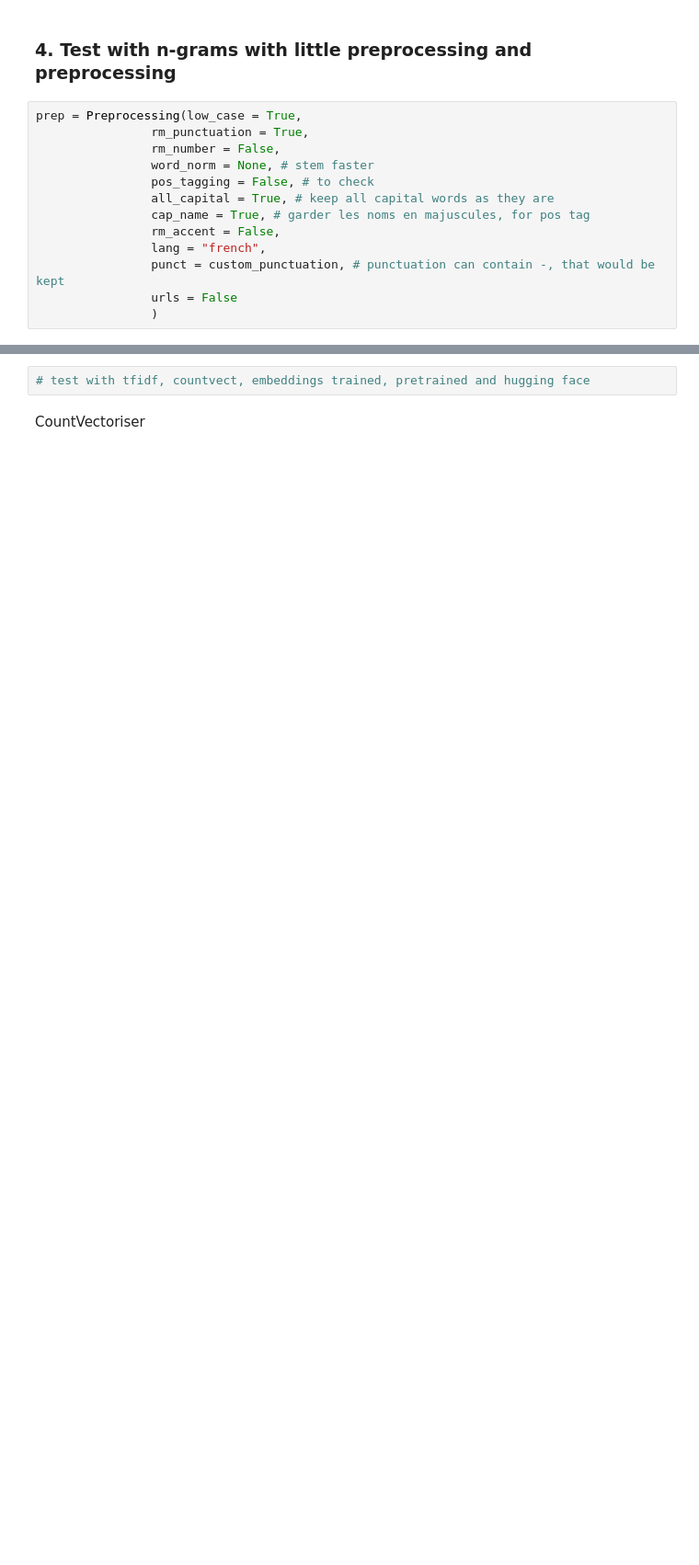
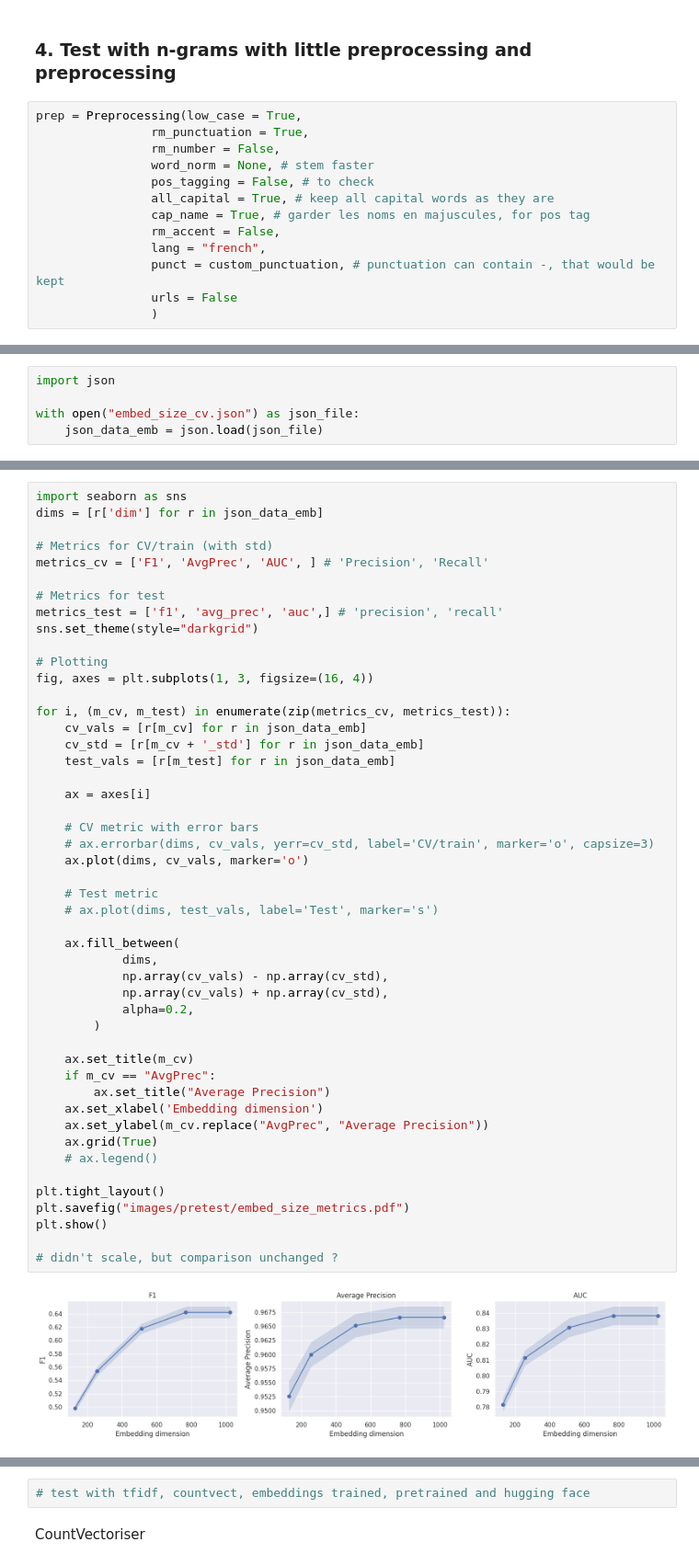
Before and after one commit to alan-man/tal-projet, a Jupyter notebook: pre_test.ipynb, the cells around one changed output, grey strips where cells are left out. Shown at 92% size. Cells and saved outputs as stored; diff of their text form; blank space fills up the shorter version.

```diff
--- a/pre_test.ipynb
+++ b/pre_test.ipynb
@@ -1100,0 +1589,5 @@ n-gram range: (3, 3)
+# %%
+import json
+
+with open("embed_size_cv.json") as json_file:
+    json_data_emb = json.load(json_file)
@@ -1100,0 +1598,50 @@ n-gram range: (3, 3)
+# %%
+import seaborn as sns
+dims = [r['dim'] for r in json_data_emb]
+
+# Metrics for CV/train (with std)
+metrics_cv = ['F1', 'AvgPrec', 'AUC', ] # 'Precision', 'Recall'
+
+# Metrics for test
+metrics_test = ['f1', 'avg_prec', 'auc',] # 'precision', 'recall'
+sns.set_theme(style="darkgrid")
+
+# Plotting
+fig, axes = plt.subplots(1, 3, figsize=(16, 4))
+
+for i, (m_cv, m_test) in enumerate(zip(metrics_cv, metrics_test)):
+    cv_vals = [r[m_cv] for r in json_data_emb]
+    cv_std = [r[m_cv + '_std'] for r in json_data_emb]
+    test_vals = [r[m_test] for r in json_data_emb]
+
+    ax = axes[i]
+
+    # CV metric with error bars
+    # ax.errorbar(dims, cv_vals, yerr=cv_std, label='CV/train', marker='o', capsize=3)
+    ax.plot(dims, cv_vals, marker='o')
+
+    # Test metric
+    # ax.plot(dims, test_vals, label='Test', marker='s')
+
+    ax.fill_between(
+            dims,
+            np.array(cv_vals) - np.array(cv_std),
+            np.array(cv_vals) + np.array(cv_std),
+            alpha=0.2,
+        )
+
+    ax.set_title(m_cv)
+    if m_cv == "AvgPrec":
+        ax.set_title("Average Precision")
+    ax.set_xlabel('Embedding dimension')
+    ax.set_ylabel(m_cv.replace("AvgPrec", "Average Precision"))
+    ax.grid(True)
+    # ax.legend()
+
+plt.tight_layout()
+plt.savefig("images/pretest/embed_size_metrics.pdf")
+plt.show()
+
+# didn't scale, but comparison unchanged ?
+# %% [output]
+[figure, added]
```
Also changed, not shown: parts of 36 cells of this notebook, 4 other files.
